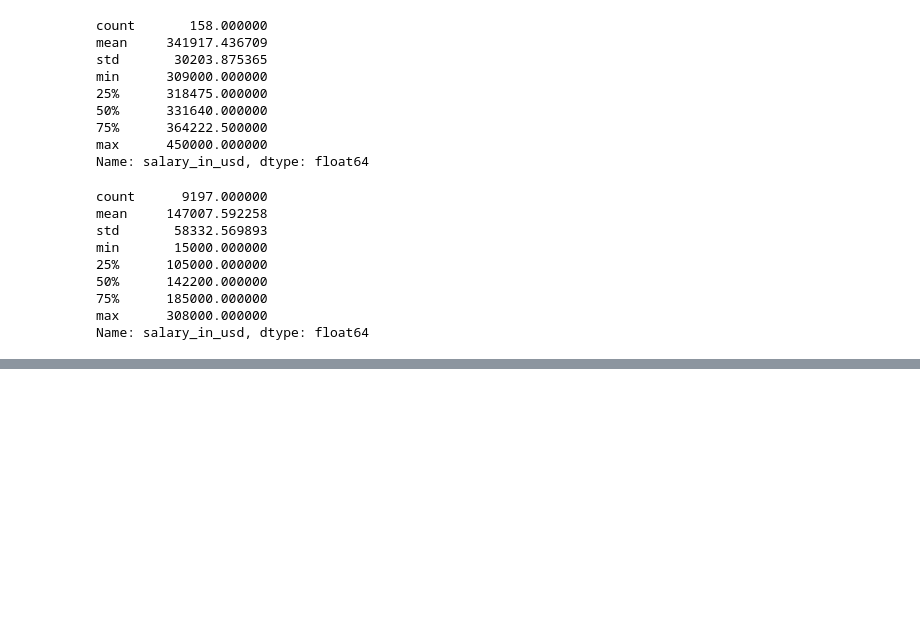
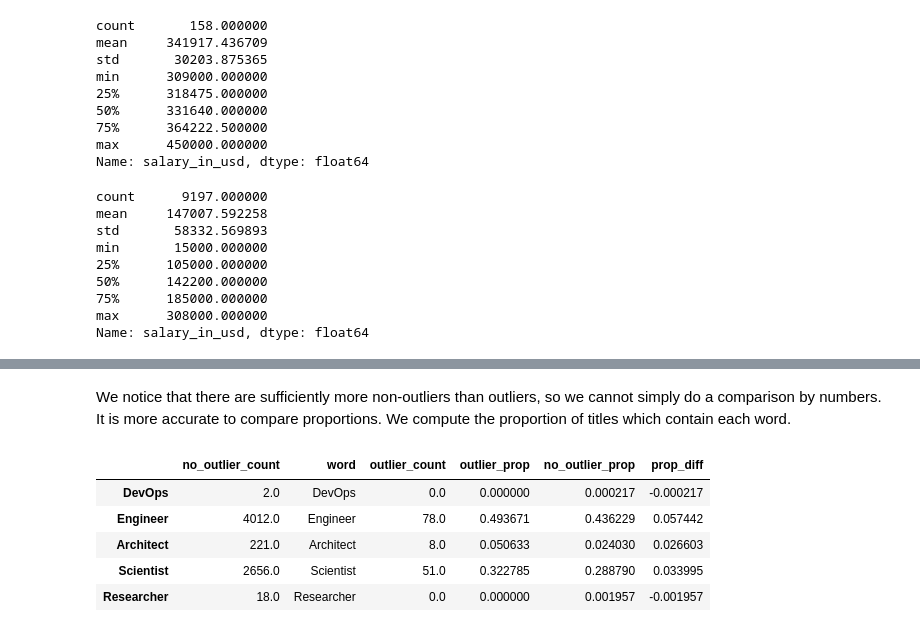
Before and after one commit to NilayT321/data-science-jobs, a Jupyter notebook: ProjectInitial.ipynb, the cells around one changed output, grey strips where cells are left out. Cells and saved outputs as stored; diff of their text form; code cells hidden in the pictures; blank space fills up the shorter version.

```diff
--- a/ProjectInitial.ipynb
+++ b/ProjectInitial.ipynb
@@ -249,0 +208,16 @@ Counter({'Engineer': 69,
+# %%
+for words in outliers["job_title_keywords"]:
+    word_list = words.split(',')
+    for word in word_list:
+        if word not in outlier_words:
+            outlier_words[word] = 1
+        else:
+            outlier_words[word] += 1
+
+for words in wo_outliers["job_title_keywords"]:
+    word_list = words.split(',')
+    for word in word_list:
+        if word not in no_outlier_words:
+            no_outlier_words[word] = 1
+        else:
+            no_outlier_words[word] += 1
@@ -249,0 +270,14 @@ Counter({'Engineer': 69,
+# %% [markdown]
+We notice that there are sufficiently more non-outliers than outliers, so we cannot simply do a comparison by numbers. It is more accurate to compare proportions. We compute the proportion of titles which contain each word.
+# %%
+word_counts["outlier_prop"] = word_counts["outlier_count"]/(outliers.shape[0])
+word_counts["no_outlier_prop"] = word_counts["no_outlier_count"]/(wo_outliers.shape[0])
+word_counts["prop_diff"] = word_counts["outlier_prop"] - word_counts["no_outlier_prop"]
+word_counts.head()
+# %% [output]
+|  | no_outlier_count | word | outlier_count | outlier_prop | no_outlier_prop | prop_diff |
+| DevOps | 2.0 | DevOps | 0.0 | 0.000000 | 0.000217 | -0.000217 |
+| Engineer | 4012.0 | Engineer | 78.0 | 0.493671 | 0.436229 | 0.057442 |
+| Architect | 221.0 | Architect | 8.0 | 0.050633 | 0.024030 | 0.026603 |
+| Scientist | 2656.0 | Scientist | 51.0 | 0.322785 | 0.288790 | 0.033995 |
+| Researcher | 18.0 | Researcher | 0.0 | 0.000000 | 0.001957 | -0.001957 |
```
Also changed, not shown: parts of 32 cells of this notebook.
